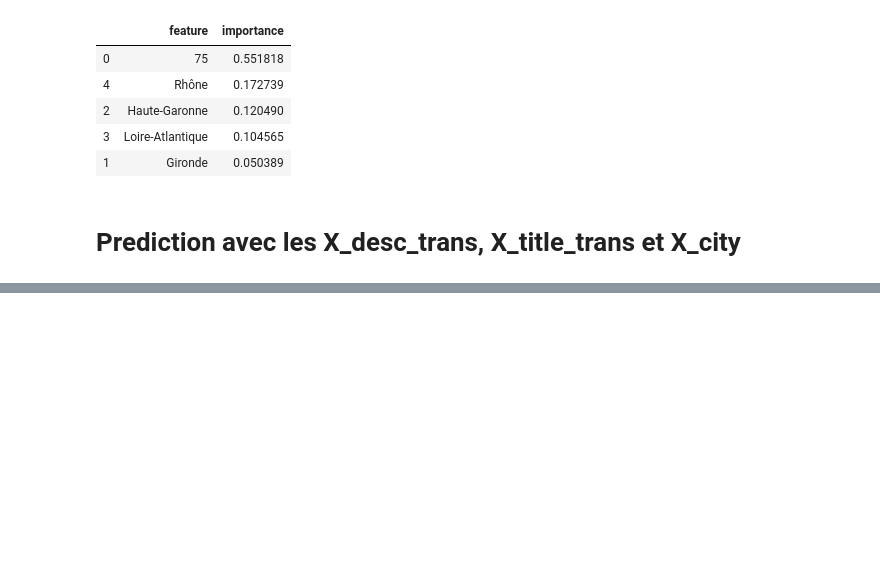
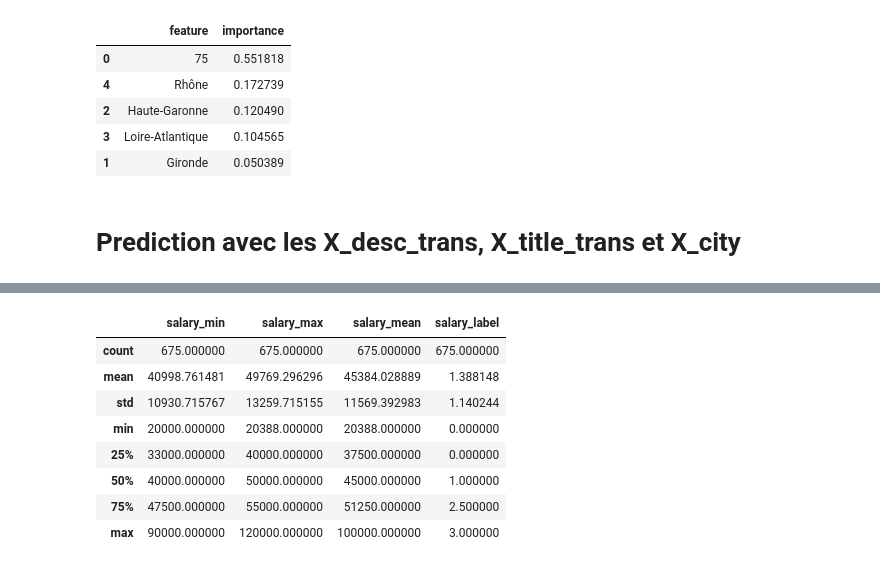
Before and after one commit to Biolfa/PROJET-ML---INDEED, a Jupyter notebook: pre_processing.ipynb, the cells around one changed output, grey strips where cells are left out. Saved outputs shown, nothing was run; the diff lists cells and outputs as text; code cells hidden in the pictures; blank space fills up the shorter version.

```diff
--- a/pre_processing.ipynb
+++ b/pre_processing.ipynb
@@ -805,0 +776,13 @@ df_annually.to_csv("df_annually.csv")
+# %%
+#Pandas describe() is used to view some basic statistical details like percentile, mean, std etc. of a data frame or a series of numeric values.
+df_annually.describe()
+# %% [output]
+|  | salary_min | salary_max | salary_mean | salary_label |
+| count | 675.000000 | 675.000000 | 675.000000 | 675.000000 |
+| mean | 40998.761481 | 49769.296296 | 45384.028889 | 1.388148 |
+| std | 10930.715767 | 13259.715155 | 11569.392983 | 1.140244 |
+| min | 20000.000000 | 20388.000000 | 20388.000000 | 0.000000 |
+| 25% | 33000.000000 | 40000.000000 | 37500.000000 | 0.000000 |
+| 50% | 40000.000000 | 50000.000000 | 45000.000000 | 1.000000 |
+| 75% | 47500.000000 | 55000.000000 | 51250.000000 | 2.500000 |
+| max | 90000.000000 | 120000.000000 | 100000.000000 | 3.000000 |
```
Also changed, not shown: parts of 29 cells of this notebook.
